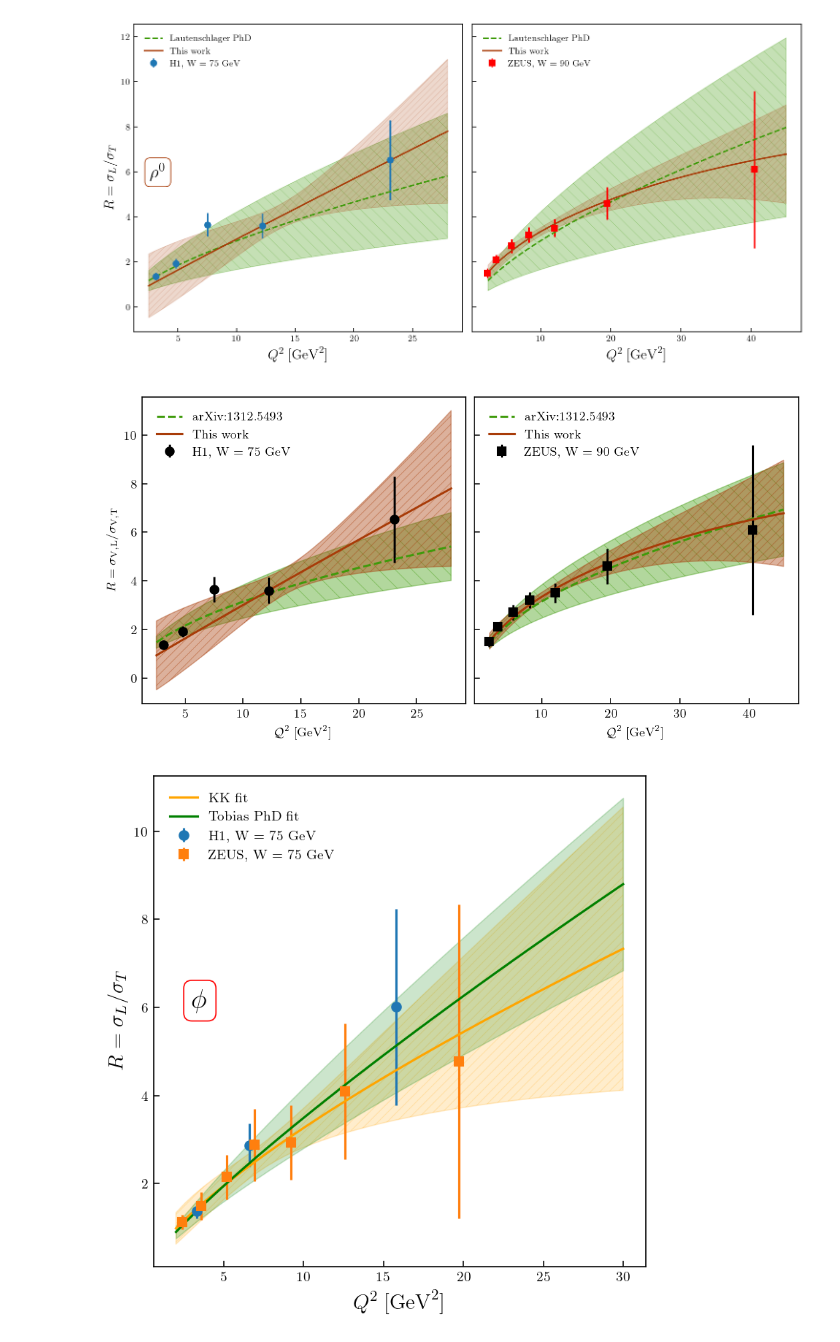
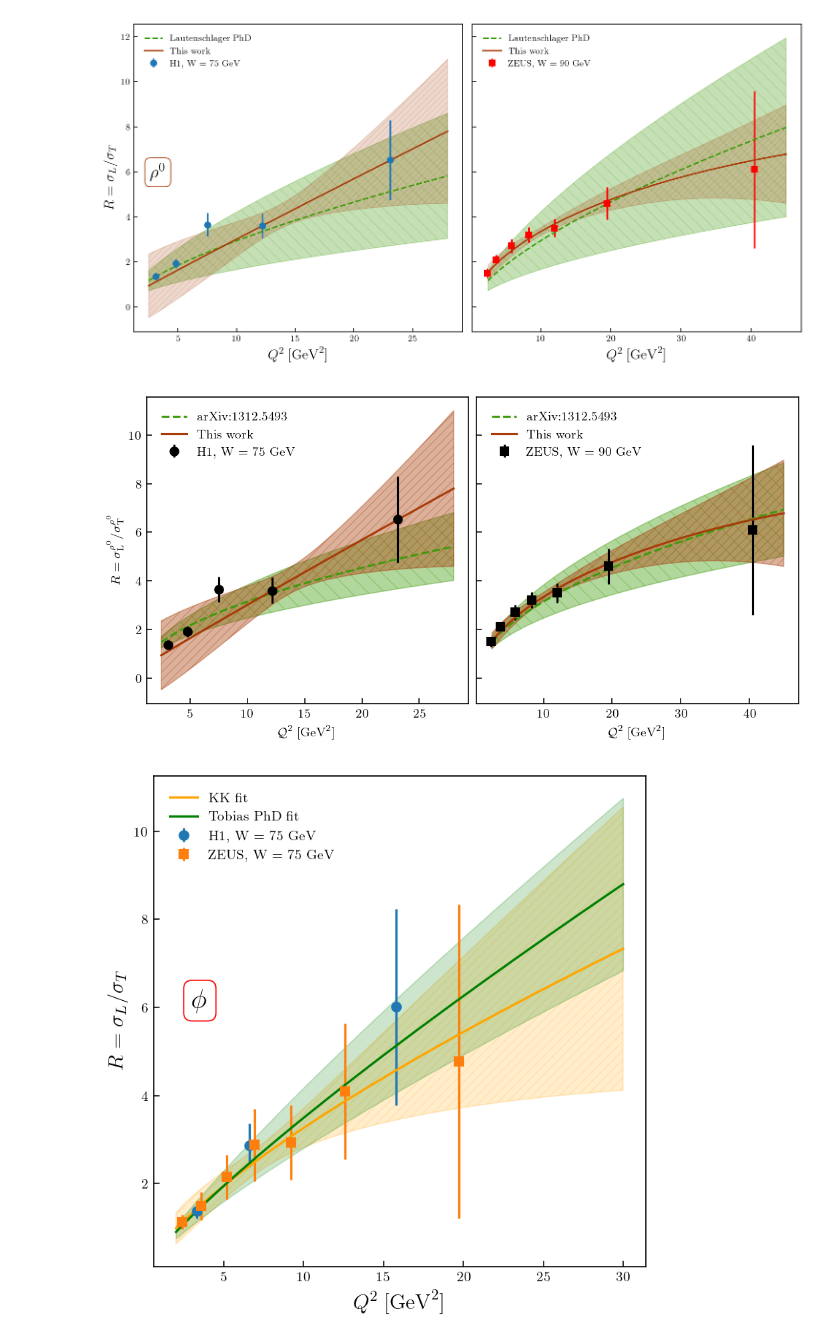
Before and after one commit to openhep/nloimpact23, a Jupyter notebook: LT_separation.ipynb, the cells around one changed output. Cells and saved outputs as stored; diff of their text form; code cells hidden in the pictures.

```diff
--- a/LT_separation.ipynb
+++ b/LT_separation.ipynb
@@ -748,35 +748,35 @@ ax.errorbar(set75.Q2.values, set75.val.values, yerr=set75.err.values,
             marker='o', linestyle='None', color='black', label='H1, W = 75 GeV')
 ax.plot(Q2s, RDMrho, color='xkcd:grass green', ls='--', label='arXiv:1312.5493')
 ax.fill_between(Q2s, RDMrho - errRDMrho, RDMrho + errRDMrho, hatch='\\\\',
                  color='xkcd:grass green', alpha=0.4)
 ax.plot(Q2s, RDM, color='xkcd:rust', label='This work')
 ax.fill_between(Q2s, RDM - errRDM, RDM + errRDM, hatch='////',
                  color='xkcd:rust', alpha=0.4)
 ax.set_xlabel(r"$\mathcal{Q}^2\;[\mathrm{GeV}^2]$")
-ax.set_ylabel(r"$R = \sigma_{\rm V,L}/\sigma_{\rm V,T}$")
+ax.set_ylabel(r"$R = \sigma^{\rho^0}_{\rm L}/\sigma^{\rho^0}_{\rm T}$")
 # ax.text(0.05, 0.5, r"$\rho^0$", transform=ax.transAxes)
 ax.legend(loc='upper left')
 # second panel
 ax = axs[1]
 Q2s = np.linspace(2.5, 45)
 Ws = np.array(len(Q2s)*[90.])
 RDM, errRDM = RfunW(Ws, Q2s, 'rho0', 'ZEUS')
 RDM2, errRDM2 = Rfun1(Q2s, 'rho0', ref='arXiv')
 set90 = g.dset[602].df()  # ZEUS
 ax.errorbar(set90.Q2.values, set90.val.values, yerr=set90.err.values,
             marker='s', linestyle='None', color='black', label='ZEUS, W = 90 GeV')
 ax.plot(Q2s, RDM2, color='xkcd:grass green', ls='--', label='arXiv:1312.5493')
 ax.fill_between(Q2s, RDM2 - errRDM2, RDM2 + errRDM2, hatch='\\\\',
                  color='xkcd:grass green', alpha=0.4)
 ax.plot(Q2s, RDM, color='xkcd:rust', label='This work')
 ax.fill_between(Q2s, RDM - errRDM, RDM + errRDM, hatch='////',
                  color='xkcd:rust', alpha=0.4)
 ax.set_xlabel('$\mathcal{Q}^2\;[\mathrm{GeV}^2]$')
 ax.legend(loc='upper left')
 # fig.tight_layout()
 fig.canvas.draw()
 # %% [output]
-[figure, old version]
+[figure, new version]
 # %%
 fig.savefig('{}/Rfunction.pdf'.format(FIGDIR))
 # %%
```
Also changed, not shown: 2 other files.
